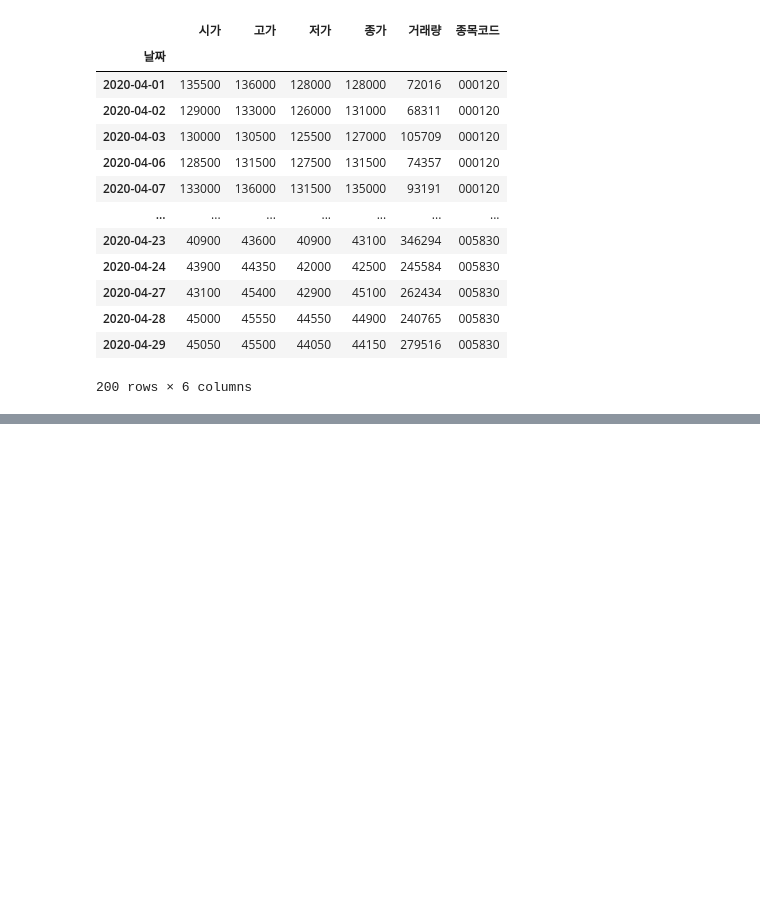
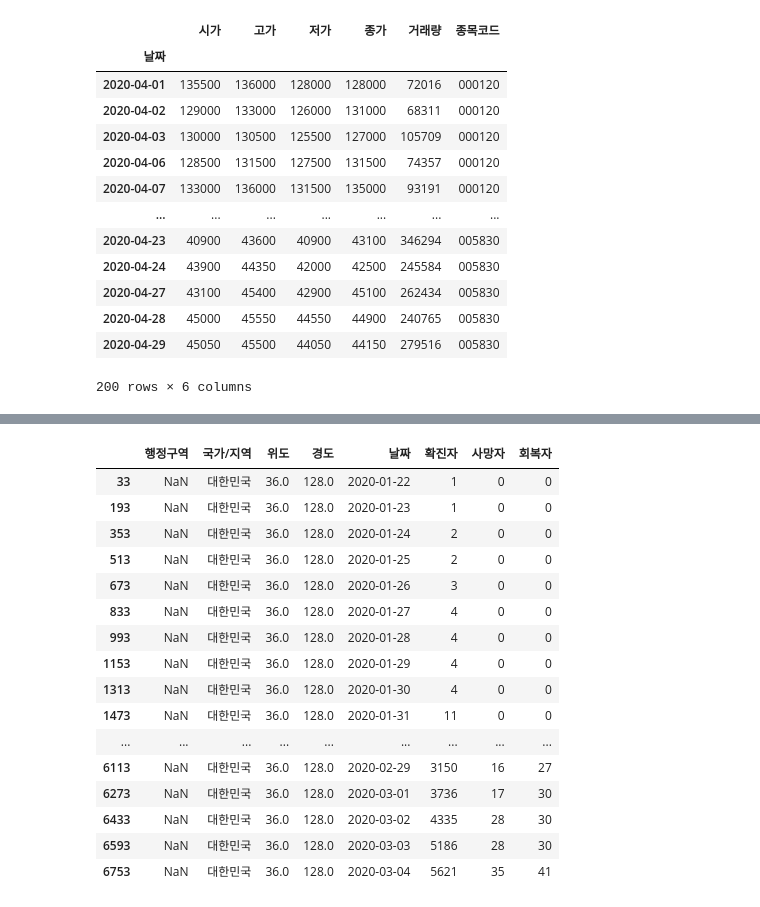
Before and after one commit to 8robbieboy8/GITHUB_TEST, a Jupyter notebook: 튜터링/연습.ipynb, the cells around one changed output, grey strips where cells are left out. Drawn from its saved outputs; the diff is of its cells as text; code cells hidden in the pictures; blank space fills up the shorter version.

```diff
--- a/튜터링/연습.ipynb
+++ b/튜터링/연습.ipynb
@@ -247,3 +299,8 @@ df_ohlcv
 13. 화살표 그리는 것 보기
 # %%
 14. csv 파일로 저장해 보기 , 불러와 보기
+# %%
+import pandas as pd
+df=pd.read_csv('./COVID-19_Korean (1).csv') # colab 용
+# df=pd.read_csv('./datasets/COVID-19_Korean (1).csv') # jupyter notebook 용
+df.head()
@@ -249,0 +322,21 @@ df_ohlcv
+# %%
+korea_data = df[df['국가/지역'] == '대한민국']
+korea_data
+# %% [output]
+|  | 행정구역 | 국가/지역 | 위도 | 경도 | 날짜 | 확진자 | 사망자 | 회복자 |
+| 33 | NaN | 대한민국 | 36.0 | 128.0 | 2020-01-22 | 1 | 0 | 0 |
+| 193 | NaN | 대한민국 | 36.0 | 128.0 | 2020-01-23 | 1 | 0 | 0 |
+| 353 | NaN | 대한민국 | 36.0 | 128.0 | 2020-01-24 | 2 | 0 | 0 |
+| 513 | NaN | 대한민국 | 36.0 | 128.0 | 2020-01-25 | 2 | 0 | 0 |
+| 673 | NaN | 대한민국 | 36.0 | 128.0 | 2020-01-26 | 3 | 0 | 0 |
+| 833 | NaN | 대한민국 | 36.0 | 128.0 | 2020-01-27 | 4 | 0 | 0 |
+| 993 | NaN | 대한민국 | 36.0 | 128.0 | 2020-01-28 | 4 | 0 | 0 |
+| 1153 | NaN | 대한민국 | 36.0 | 128.0 | 2020-01-29 | 4 | 0 | 0 |
+| 1313 | NaN | 대한민국 | 36.0 | 128.0 | 2020-01-30 | 4 | 0 | 0 |
+| 1473 | NaN | 대한민국 | 36.0 | 128.0 | 2020-01-31 | 11 | 0 | 0 |
+| ... | ... | ... | ... | ... | ... | ... | ... | ... |
+| 6113 | NaN | 대한민국 | 36.0 | 128.0 | 2020-02-29 | 3150 | 16 | 27 |
+| 6273 | NaN | 대한민국 | 36.0 | 128.0 | 2020-03-01 | 3736 | 17 | 30 |
+| 6433 | NaN | 대한민국 | 36.0 | 128.0 | 2020-03-02 | 4335 | 28 | 30 |
+| 6593 | NaN | 대한민국 | 36.0 | 128.0 | 2020-03-03 | 5186 | 28 | 30 |
+| 6753 | NaN | 대한민국 | 36.0 | 128.0 | 2020-03-04 | 5621 | 35 | 41 |
```
Also changed, not shown: parts of 20 cells of this notebook.
